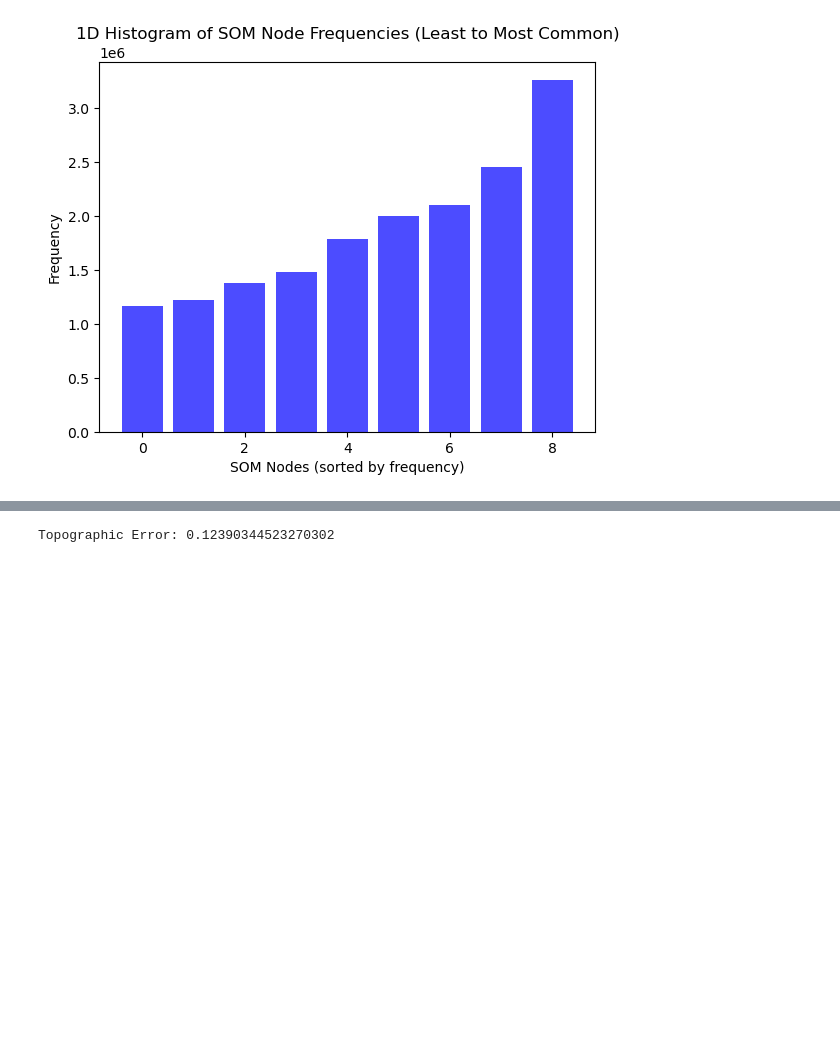
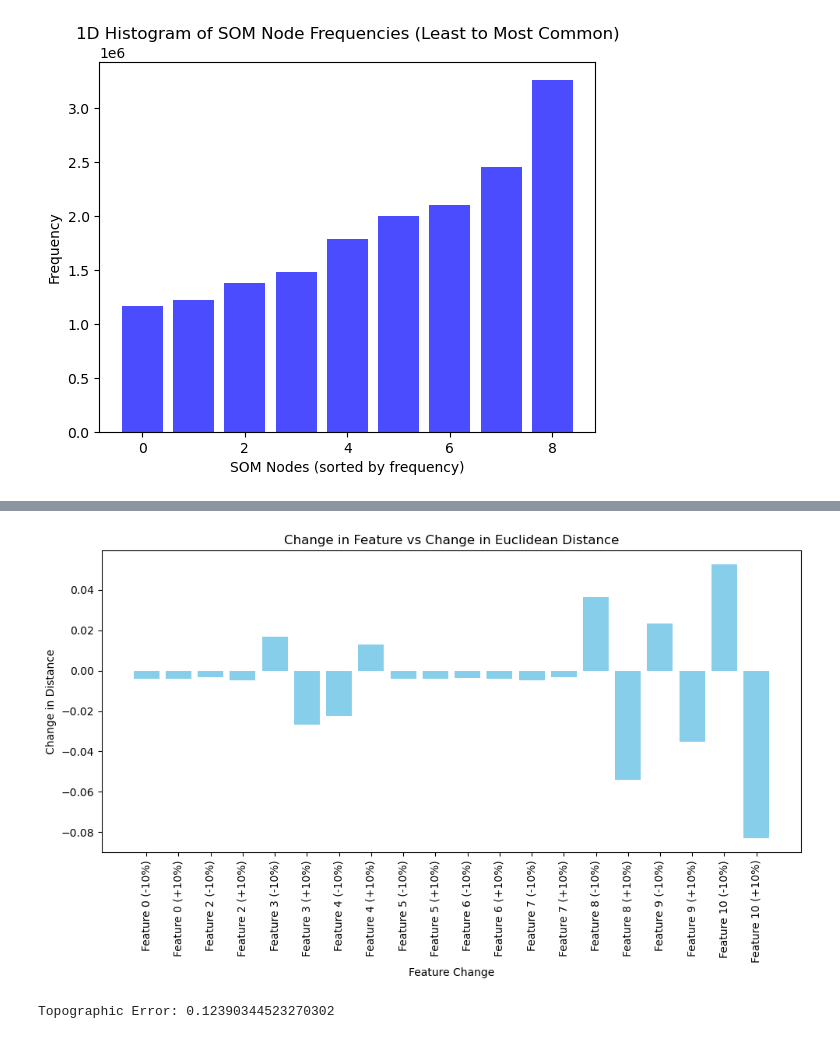
Before and after one commit to tague-carlyon/SOMproject, a Jupyter notebook: som.ipynb, the cells around one changed output, grey strips where cells are left out. Cells and saved outputs as stored; diff of their text form; code cells hidden in the pictures; blank space fills up the shorter version.

```diff
--- a/som.ipynb
+++ b/som.ipynb
@@ -344,3 +367,41 @@ Number of SOM nodes: 9
+# %%
+
+row, col = 0, 1  # Coordinates of the pixel to inspect
+# Select a sample from the data
+sample = data[patch_to_inspect, row, col, :]
+
+# Initialize arrays to store changes in features and distances
+feature_changes = []
+distance_changes = []
+
+# Iterate through each feature in the sample
+for feature_idx in [0, 2, 3, 4, 5, 6, 7, 8, 9, 10]:
+    original_value = sample[feature_idx]
+
+    # Vary the feature by +10% and -10%
+    for variation in [-0.1, 0.1]:
+        modified_sample = sample.copy()
+        modified_sample[feature_idx] = original_value + variation
+
+        # Compute the Euclidean distance with the modified sample
+        modified_distance = np.linalg.norm(modified_sample - node_weights)
+        distance_change = modified_distance - distance
+
+        # Store the feature change and corresponding distance change
+        feature_changes.append(f"Feature {feature_idx} ({variation:+.0%})")
+        distance_changes.append(distance_change)
+
+# Plot the change in feature vs change in distance
+plt.figure(figsize=(10, 6))
+plt.bar(feature_changes, distance_changes, color='skyblue')
+plt.xticks(rotation=90)
+plt.xlabel("Feature Change")
+plt.ylabel("Change in Distance")
+plt.title("Change in Feature vs Change in Euclidean Distance")
+plt.tight_layout()
+plt.show()
+# %% [output]
+[figure, added]
 # %%
 # psuedo code for evaluating the som
 
```
Also changed, not shown: parts of 2 cells of this notebook.
